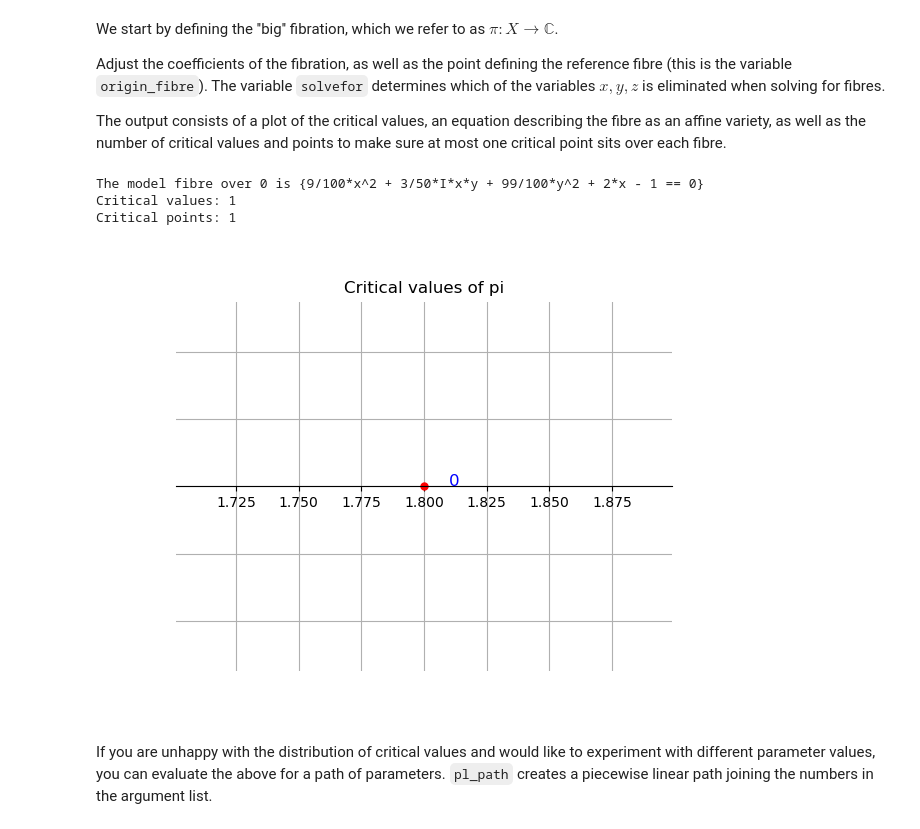
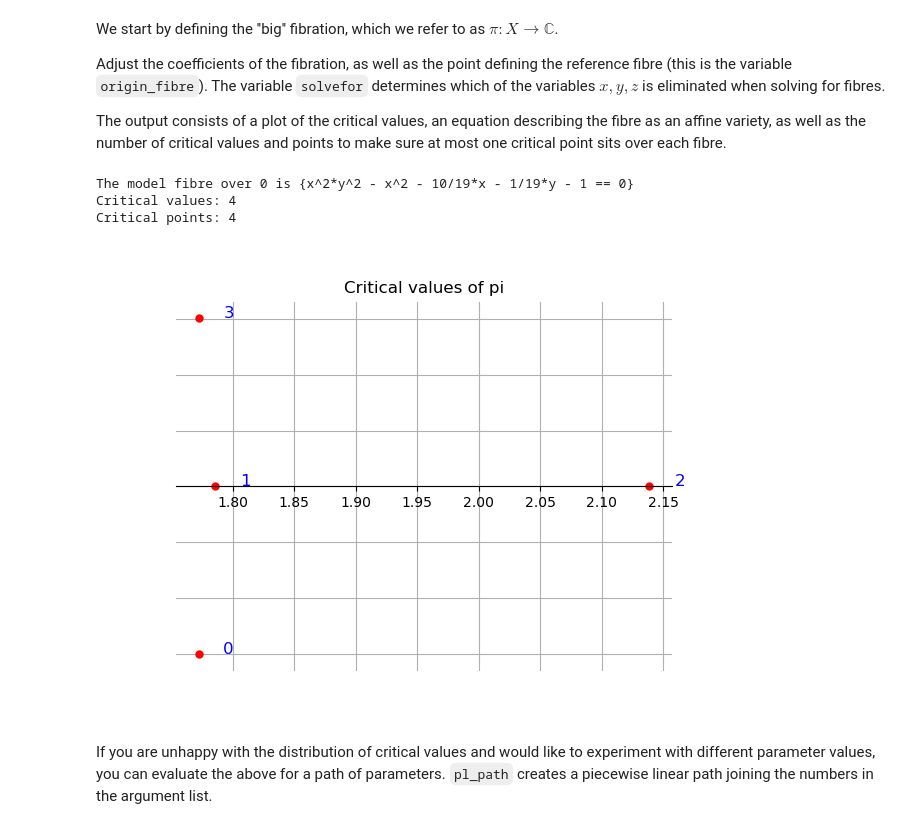
Before and after one commit to ViveLeFrance/AffineHandlebodies, a Jupyter notebook: model.ipynb, the cells around one changed output. Saved outputs shown, nothing was run; the diff lists cells and outputs as text; code cells hidden in the pictures.

```diff
--- a/model.ipynb
+++ b/model.ipynb
@@ -15,6 +15,6 @@ Define the affine variety you wish to study below.
 # %%
 x,y,z = var('x, y, z', domain=CC)
 
-X = x*2 + y^2 + z^2 - 1
+X = x^2*y^2 - x^2 + z - 1
 print(X)
 # %% [output]
@@ -53,33 +53,33 @@ The output consists of a plot of the critical values, an equation describing the
 # %%
 alpha, beta, gamma = var('alpha, beta, gamma', domain=CC)
 pi = alpha*x + beta*y + gamma*z
 
 
 pi = pi.subs({
-    alpha: 0.3,
-    beta: 0.1*I,
-    gamma: 1
+    alpha: 1,
+    beta: 0.1,
+    gamma: 1.9
 })
 
 pi = LefschetzFibration([x,y,z], X, pi)
 
 origin_fibre = 0
 solvefor=z
 
 print(f'The model fibre over {origin_fibre} is {{{pi.get_fibre(origin_fibre, solvefor).expand()} == 0}}')
 
 crit_values_pi = sort_by_angle(pi.get_critical_values(), origin_fibre)
 crit_points_pi = pi.get_critical_points()
 
 print(f'Critical values: {len(crit_values_pi)} \nCritical points: {len(crit_points_pi)}')
 
 
 plot_points_ordered(crit_values_pi,origin_fibre, title='Critical values of pi')
 # %% [output]
-The model fibre over 0 is {9/100*x^2 + 3/50*I*x*y + 99/100*y^2 + 2*x - 1 == 0}
-Critical values: 1
-Critical points: 1
+The model fibre over 0 is {x^2*y^2 - x^2 - 10/19*x - 1/19*y - 1 == 0}
+Critical values: 4
+Critical points: 4
-[figure, old version]
+[figure, new version]
 # %% [markdown]
 If you are unhappy with the distribution of critical values and would like to experiment with different parameter values, you can evaluate the above for a path of parameters. `pl_path` creates a piecewise linear path joining the numbers in the argument list.
 # %%
```
Also changed, not shown: parts of 8 cells of this notebook.
